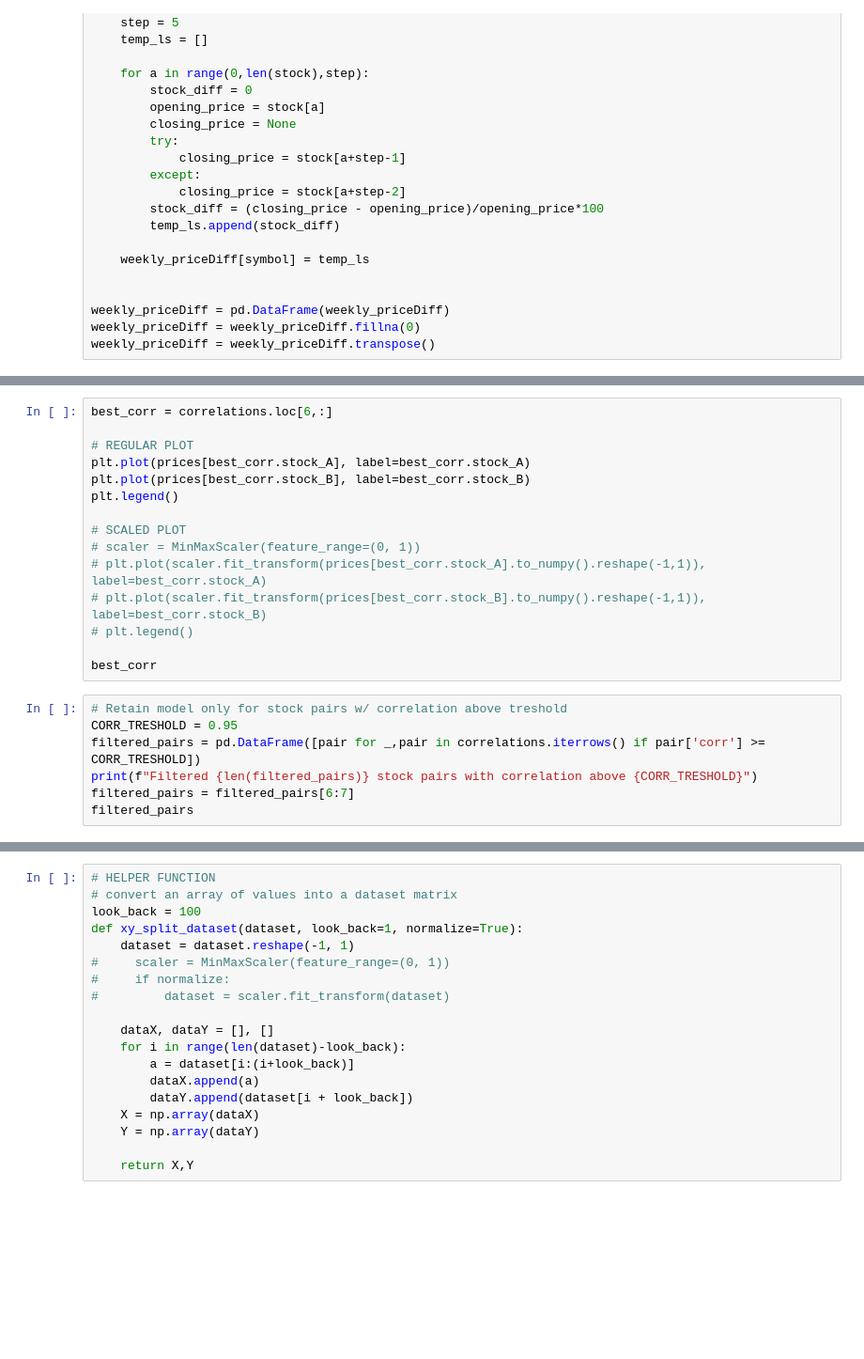
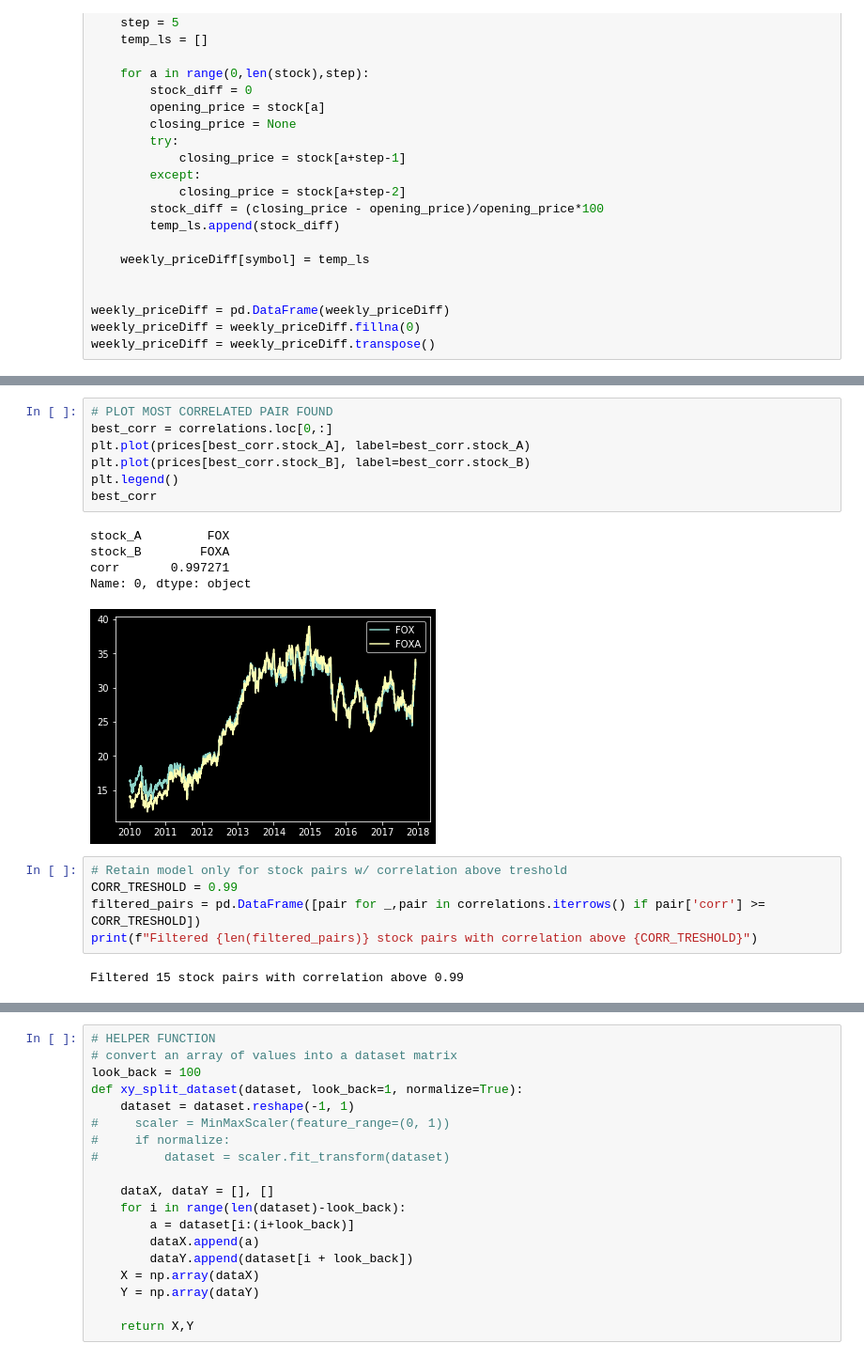
Before and after one commit to alexander3605/ICDSS_Challenges, a Jupyter notebook: pair-trading/pair-trading.ipynb, the cells around one changed output, grey strips where cells are left out. Shown: that part at 94% size. Drawn from its saved outputs; the diff is of its cells as text; blank space fills up the shorter version.

```diff
--- a/pair-trading/pair-trading.ipynb
+++ b/pair-trading/pair-trading.ipynb
@@ -162,22 +195,20 @@ print(correlations)
 # %%
-best_corr = correlations.loc[6,:]
-
-# REGULAR PLOT
+# PLOT MOST CORRELATED PAIR FOUND
+best_corr = correlations.loc[0,:]
 plt.plot(prices[best_corr.stock_A], label=best_corr.stock_A)
 plt.plot(prices[best_corr.stock_B], label=best_corr.stock_B)
 plt.legend()
-
-# SCALED PLOT
-# scaler = MinMaxScaler(feature_range=(0, 1))
-# plt.plot(scaler.fit_transform(prices[best_corr.stock_A].to_numpy().reshape(-1,1)), label=best_corr.stock_A)
-# plt.plot(scaler.fit_transform(prices[best_corr.stock_B].to_numpy().reshape(-1,1)), label=best_corr.stock_B)
-# plt.legend()
-
 best_corr
+# %% [output]
+stock_A         FOX
+stock_B        FOXA
+corr       0.997271
+Name: 0, dtype: object
+[figure, added]
 # %%
 # Retain model only for stock pairs w/ correlation above treshold
-CORR_TRESHOLD = 0.95
+CORR_TRESHOLD = 0.99
 filtered_pairs = pd.DataFrame([pair for _,pair in correlations.iterrows() if pair['corr'] >= CORR_TRESHOLD])
 print(f"Filtered {len(filtered_pairs)} stock pairs with correlation above {CORR_TRESHOLD}")
-filtered_pairs = filtered_pairs[6:7]
-filtered_pairs
+# %% [output]
+Filtered 15 stock pairs with correlation above 0.99
```
Also changed, not shown: parts of 20 cells of this notebook.
